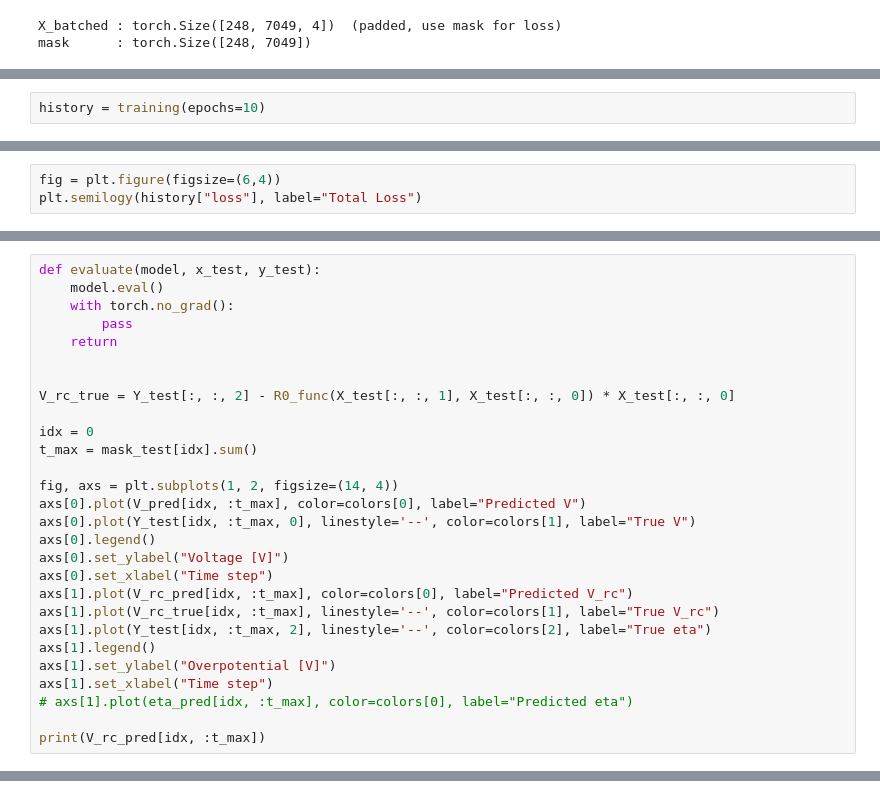
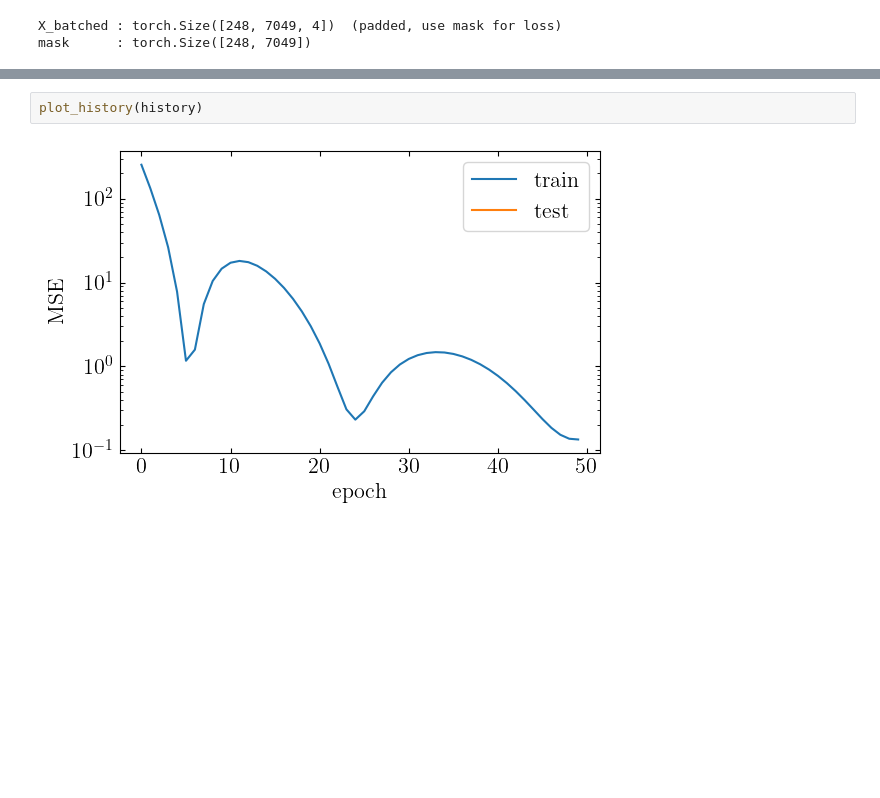
Before and after one commit to j-haralds/MSc_thesis, a Jupyter notebook: program/5_Multi/6_JN_NODE.ipynb, the cells around one changed output, grey strips where cells are left out. Cells and saved outputs as stored; diff of their text form; blank space fills up the shorter version.

```diff
--- a/program/5_Multi/6_JN_NODE.ipynb
+++ b/program/5_Multi/6_JN_NODE.ipynb
@@ -190,2 +114,0 @@ def training(epochs):
-# %%
-history = training(epochs=10)
@@ -204,3 +114,0 @@ Epoch 10 | loss 3.88e-03 | teacher_ratio 0.10 | time 5.04s
-# %%
-fig = plt.figure(figsize=(6,4))
-plt.semilogy(history["loss"], label="Total Loss")
@@ -210,28 +114,0 @@ plt.semilogy(history["loss"], label="Total Loss")
-# %%
-def evaluate(model, x_test, y_test):
-    model.eval()
-    with torch.no_grad():
-        pass
-    return
-
-
-V_rc_true = Y_test[:, :, 2] - R0_func(X_test[:, :, 1], X_test[:, :, 0]) * X_test[:, :, 0]
-
-idx = 0
-t_max = mask_test[idx].sum()
-
-fig, axs = plt.subplots(1, 2, figsize=(14, 4))
-axs[0].plot(V_pred[idx, :t_max], color=colors[0], label="Predicted V")
-axs[0].plot(Y_test[idx, :t_max, 0], linestyle='--', color=colors[1], label="True V")
-axs[0].legend()
-axs[0].set_ylabel("Voltage [V]")
-axs[0].set_xlabel("Time step")
-axs[1].plot(V_rc_pred[idx, :t_max], color=colors[0], label="Predicted V_rc")
-axs[1].plot(V_rc_true[idx, :t_max], linestyle='--', color=colors[1], label="True V_rc")
-axs[1].plot(Y_test[idx, :t_max, 2], linestyle='--', color=colors[2], label="True eta")
-axs[1].legend()
-axs[1].set_ylabel("Overpotential [V]")
-axs[1].set_xlabel("Time step")
-# axs[1].plot(eta_pred[idx, :t_max], color=colors[0], label="Predicted eta")
-
-print(V_rc_pred[idx, :t_max])
@@ -241,0 +606,4 @@ print(V_rc_pred[idx, :t_max])
+# %%
+plot_history(history)
+# %% [output]
+[figure, added]
```
Also changed, not shown: parts of 17 cells of this notebook, 3 other files.
